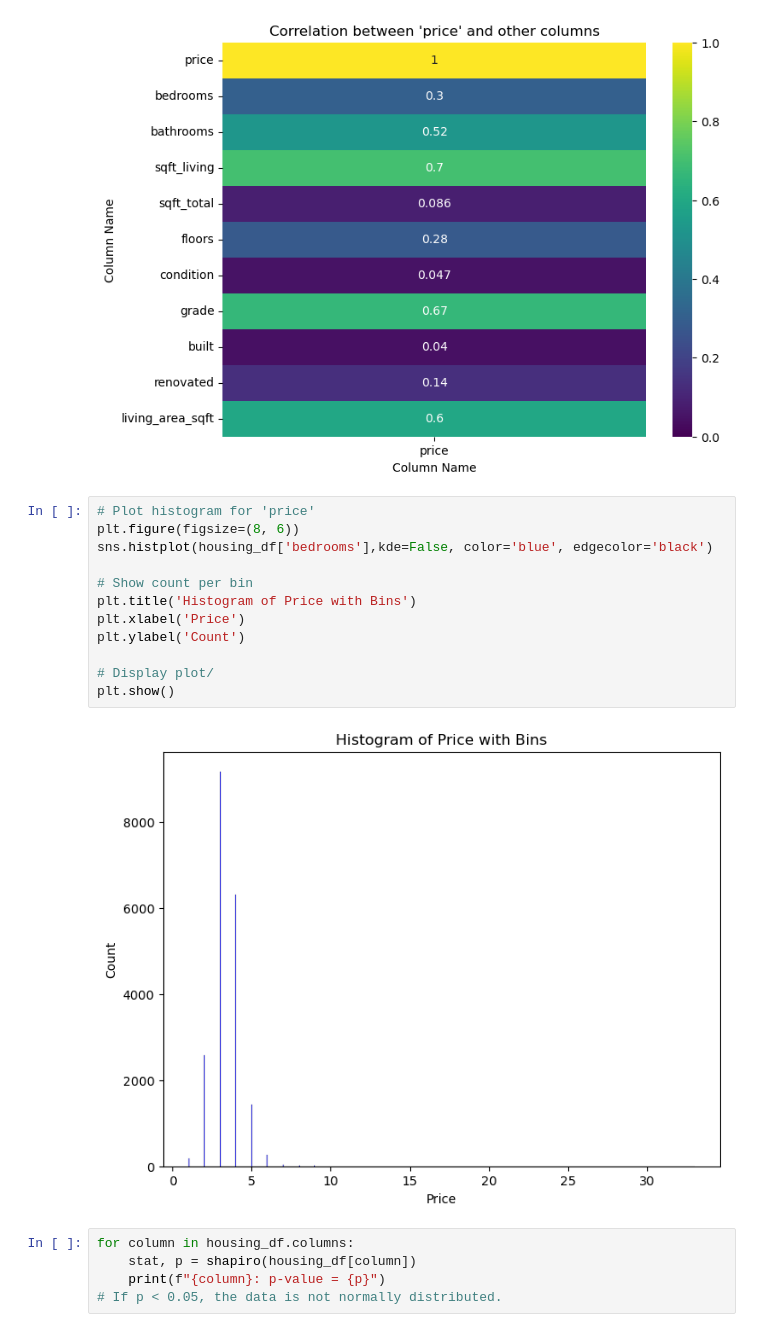
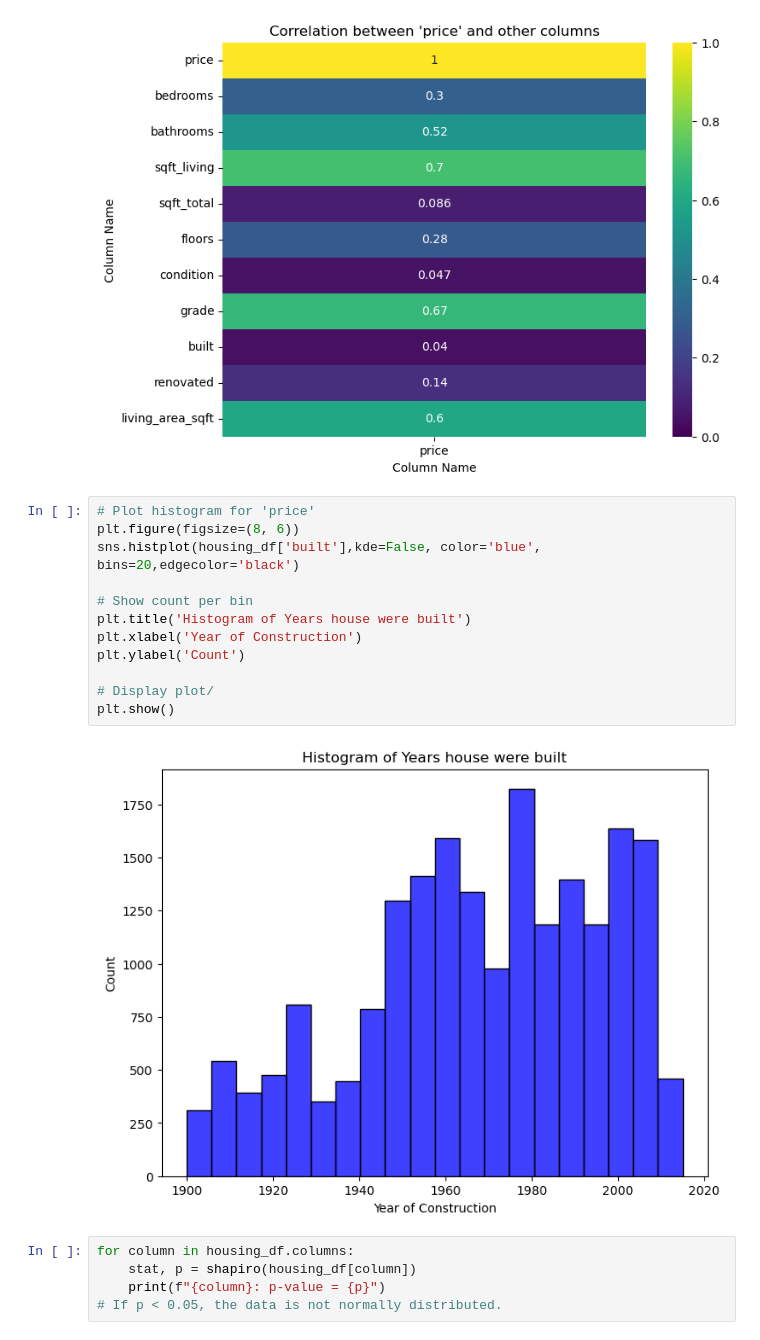
Before and after one commit to kimerajoseph/MSc_Data_Science, a Jupyter notebook: Assesment_jn.ipynb, the cells around one changed output. Cells and saved outputs as stored; diff of their text form.

```diff
--- a/Assesment_jn.ipynb
+++ b/Assesment_jn.ipynb
@@ -296,17 +296,17 @@ plt.show()
 # %%
 # Plot histogram for 'price'
 plt.figure(figsize=(8, 6))
-sns.histplot(housing_df['bedrooms'],kde=False, color='blue', edgecolor='black')
+sns.histplot(housing_df['built'],kde=False, color='blue', bins=20,edgecolor='black')
 
 # Show count per bin
-plt.title('Histogram of Price with Bins')
-plt.xlabel('Price')
+plt.title('Histogram of Years house were built')
+plt.xlabel('Year of Construction')
 plt.ylabel('Count')
 
 # Display plot/
 plt.show()
 # %% [output]
-[figure, old version]
+[figure, new version]
 # %%
 for column in housing_df.columns:
     stat, p = shapiro(housing_df[column])
```
Also changed, not shown: parts of 10 cells of this notebook, 1 other file.
